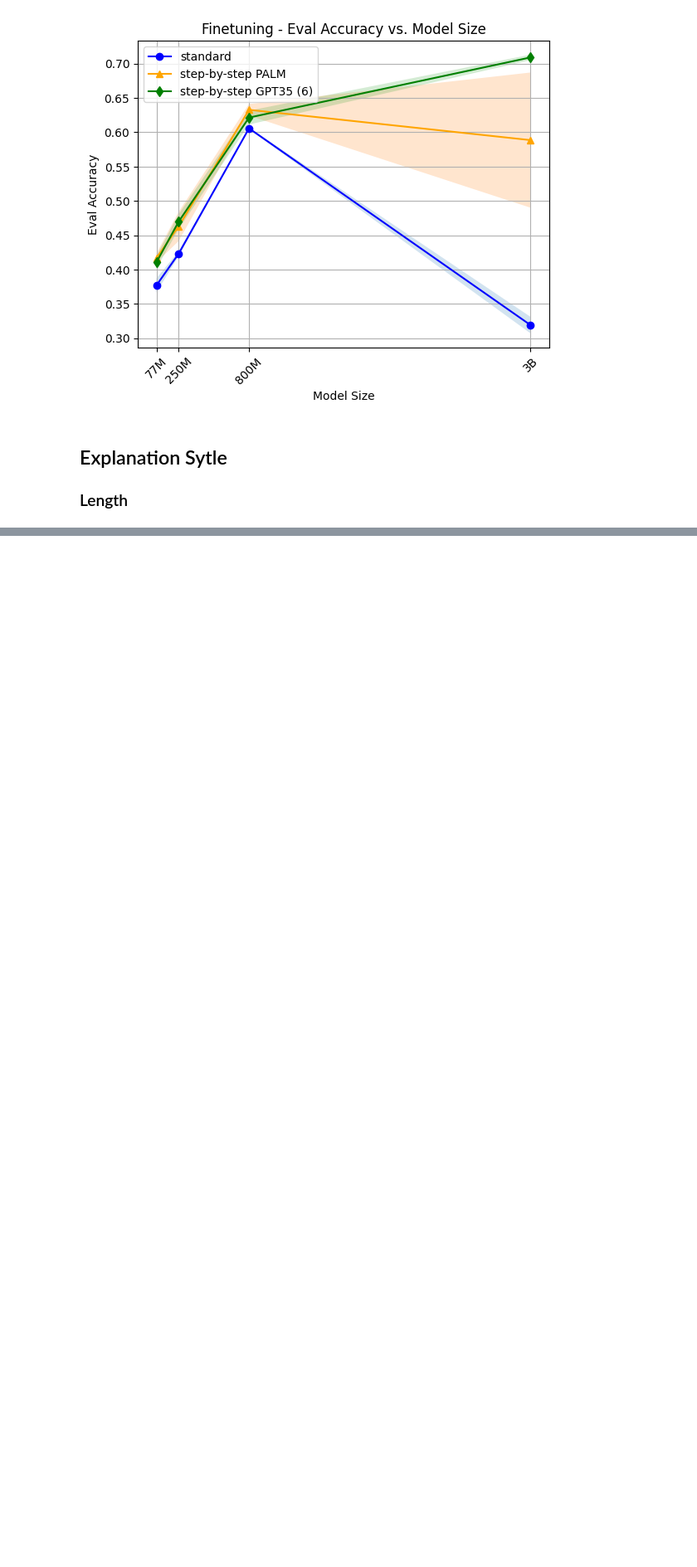
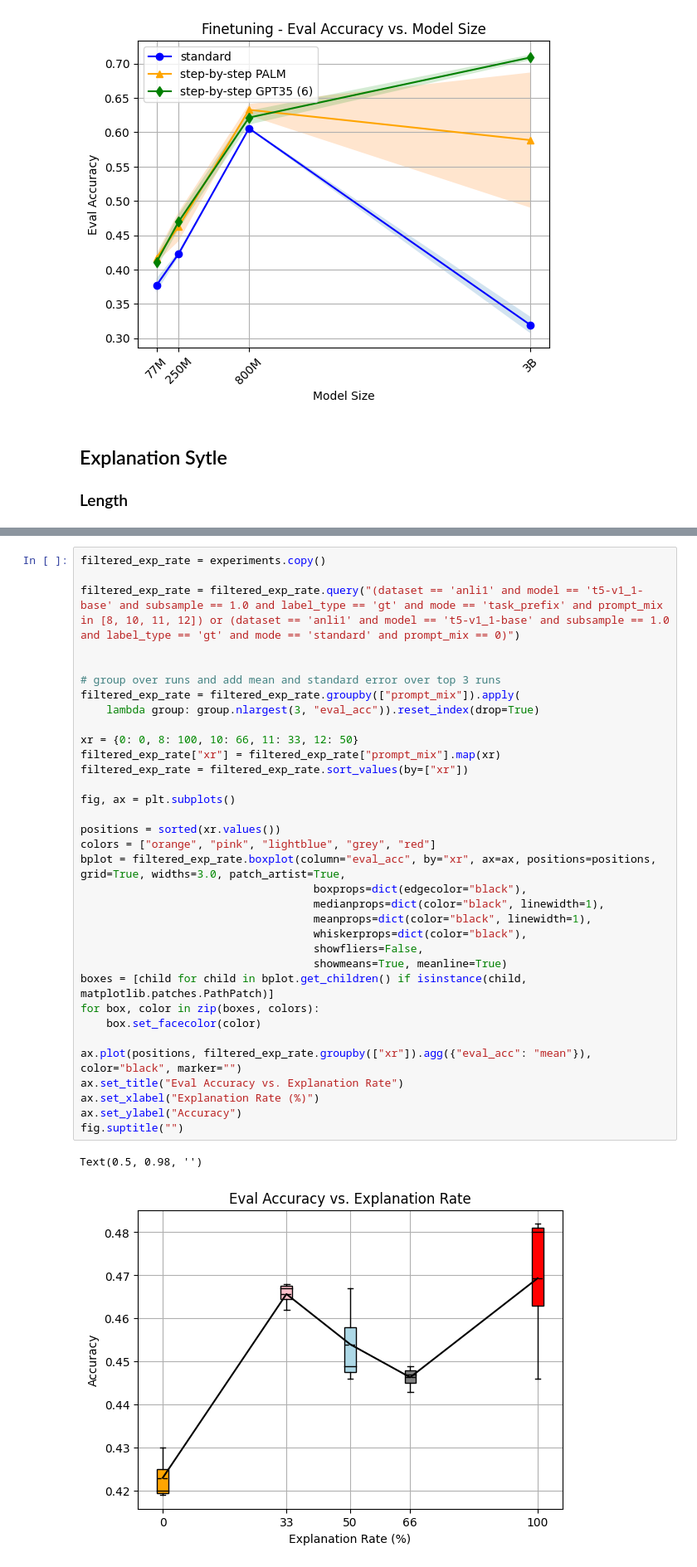
Before and after one commit to lukasvoege/ZeroShot-step-by-step-distillation, a Jupyter notebook: analytics.ipynb, the cells around one changed output, grey strips where cells are left out. Shown: that part at 83% size. Cells and saved outputs as stored; diff of their text form; blank space fills up the shorter version.

```diff
--- a/analytics.ipynb
+++ b/analytics.ipynb
@@ -390,0 +380,37 @@ Text(0.5, 1.05, 'Eval Accuracy vs. Average Length of Explanation across Model Si
+# %%
+filtered_exp_rate = experiments.copy()
+
+filtered_exp_rate = filtered_exp_rate.query("(dataset == 'anli1' and model == 't5-v1_1-base' and subsample == 1.0 and label_type == 'gt' and mode == 'task_prefix' and prompt_mix in [8, 10, 11, 12]) or (dataset == 'anli1' and model == 't5-v1_1-base' and subsample == 1.0 and label_type == 'gt' and mode == 'standard' and prompt_mix == 0)")
+
+
+# group over runs and add mean and standard error over top 3 runs
+filtered_exp_rate = filtered_exp_rate.groupby(["prompt_mix"]).apply(
+    lambda group: group.nlargest(3, "eval_acc")).reset_index(drop=True)
+
+xr = {0: 0, 8: 100, 10: 66, 11: 33, 12: 50}
+filtered_exp_rate["xr"] = filtered_exp_rate["prompt_mix"].map(xr)
+filtered_exp_rate = filtered_exp_rate.sort_values(by=["xr"])
+
+fig, ax = plt.subplots()
+
+positions = sorted(xr.values())
+colors = ["orange", "pink", "lightblue", "grey", "red"]
+bplot = filtered_exp_rate.boxplot(column="eval_acc", by="xr", ax=ax, positions=positions, grid=True, widths=3.0, patch_artist=True,
+                                    boxprops=dict(edgecolor="black"),
+                                    medianprops=dict(color="black", linewidth=1),
+                                    meanprops=dict(color="black", linewidth=1),
+                                    whiskerprops=dict(color="black"),
+                                    showfliers=False,
+                                    showmeans=True, meanline=True)
+boxes = [child for child in bplot.get_children() if isinstance(child, matplotlib.patches.PathPatch)]
+for box, color in zip(boxes, colors):
+    box.set_facecolor(color)
+
+ax.plot(positions, filtered_exp_rate.groupby(["xr"]).agg({"eval_acc": "mean"}), color="black", marker="")
+ax.set_title("Eval Accuracy vs. Explanation Rate")
+ax.set_xlabel("Explanation Rate (%)")
+ax.set_ylabel("Accuracy")
+fig.suptitle("")
+# %% [output]
+Text(0.5, 0.98, '')
+[figure, added]
```
Also changed, not shown: parts of 7 cells of this notebook.
